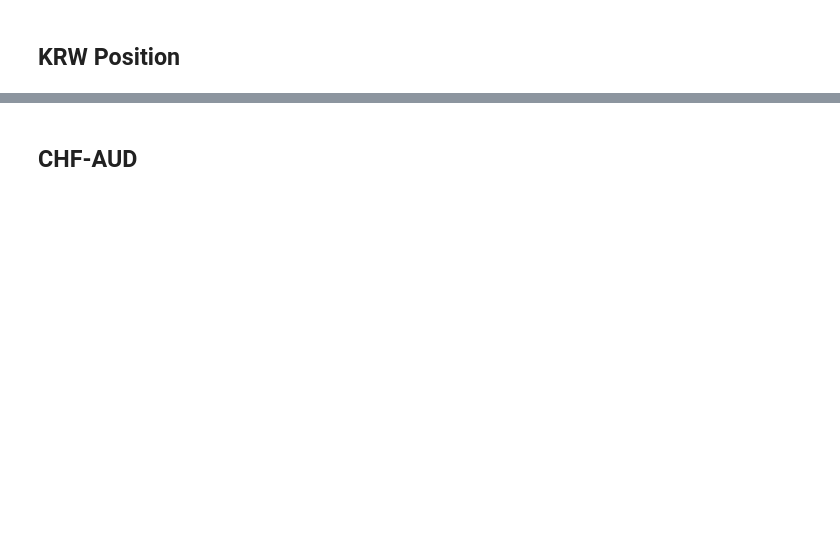
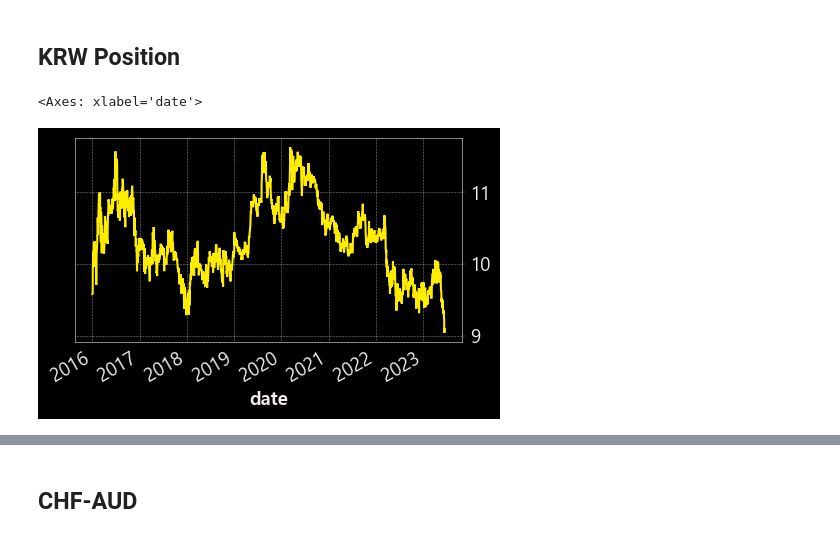
Before and after one commit to hansJeong/OpenBB, a Jupyter notebook: Dashboard/Forex.ipynb, the cells around one changed output, grey strips where cells are left out. Cells and saved outputs as stored; diff of their text form; code cells hidden in the pictures; blank space fills up the shorter version.

```diff
--- a/Dashboard/Forex.ipynb
+++ b/Dashboard/Forex.ipynb
@@ -41,3 +43,8 @@ currency_JPY = openbb.forex.load(from_symbol='USD', to_symbol='JPY', start_date
+# %%
+tt['Adj Close'].plot()
+# %% [output]
+<Axes: xlabel='date'>
+[figure, added]
 # %%
 temp = pd.concat([currency_KRW['Adj Close'], currency_EUR['Adj Close'], currency_JPY['Adj Close']], axis=1).fillna(method='pad').tail(240*10)
 temp.columns = ['KRW', 'EUR', 'JPY']
```
Also changed, not shown: parts of 4 cells of this notebook, 2 other files.
